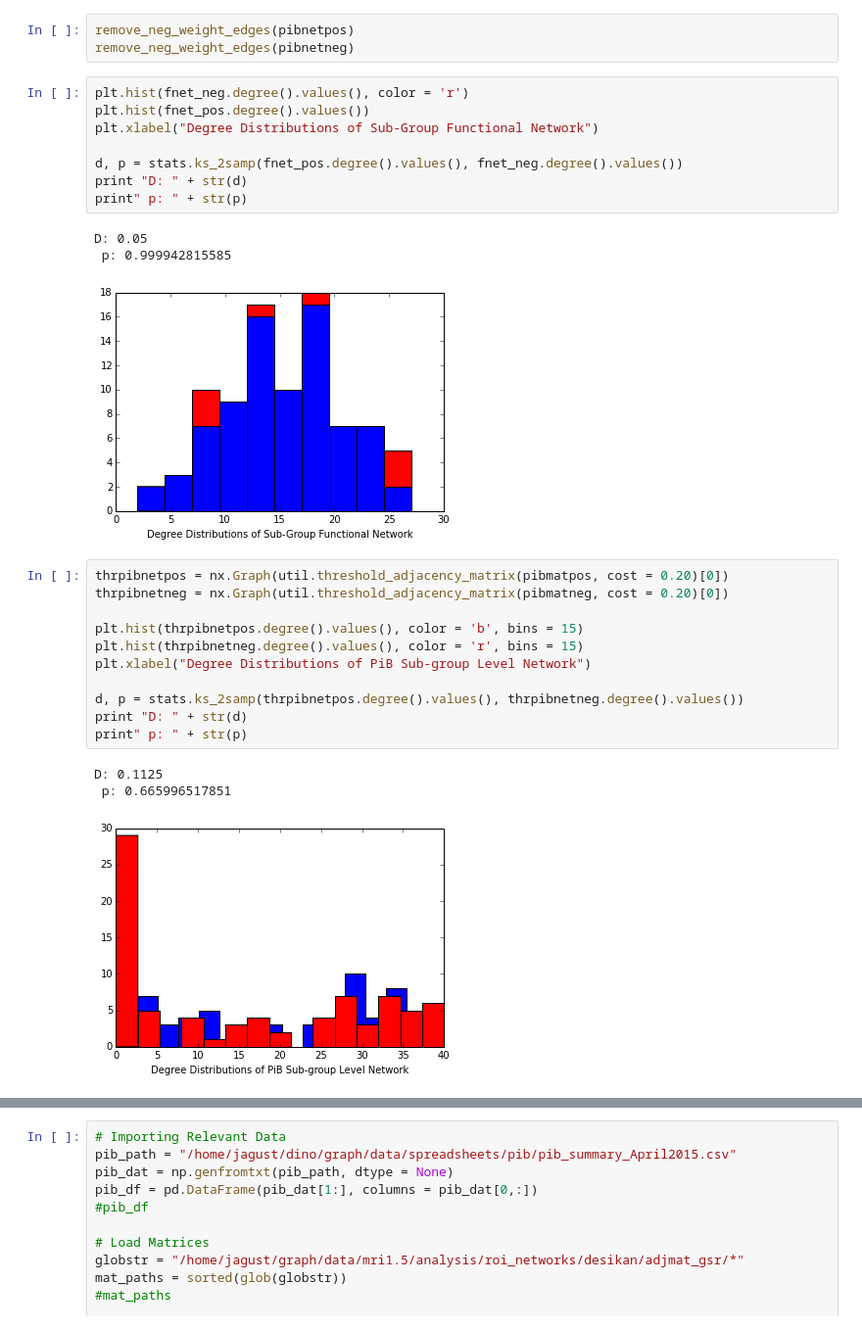
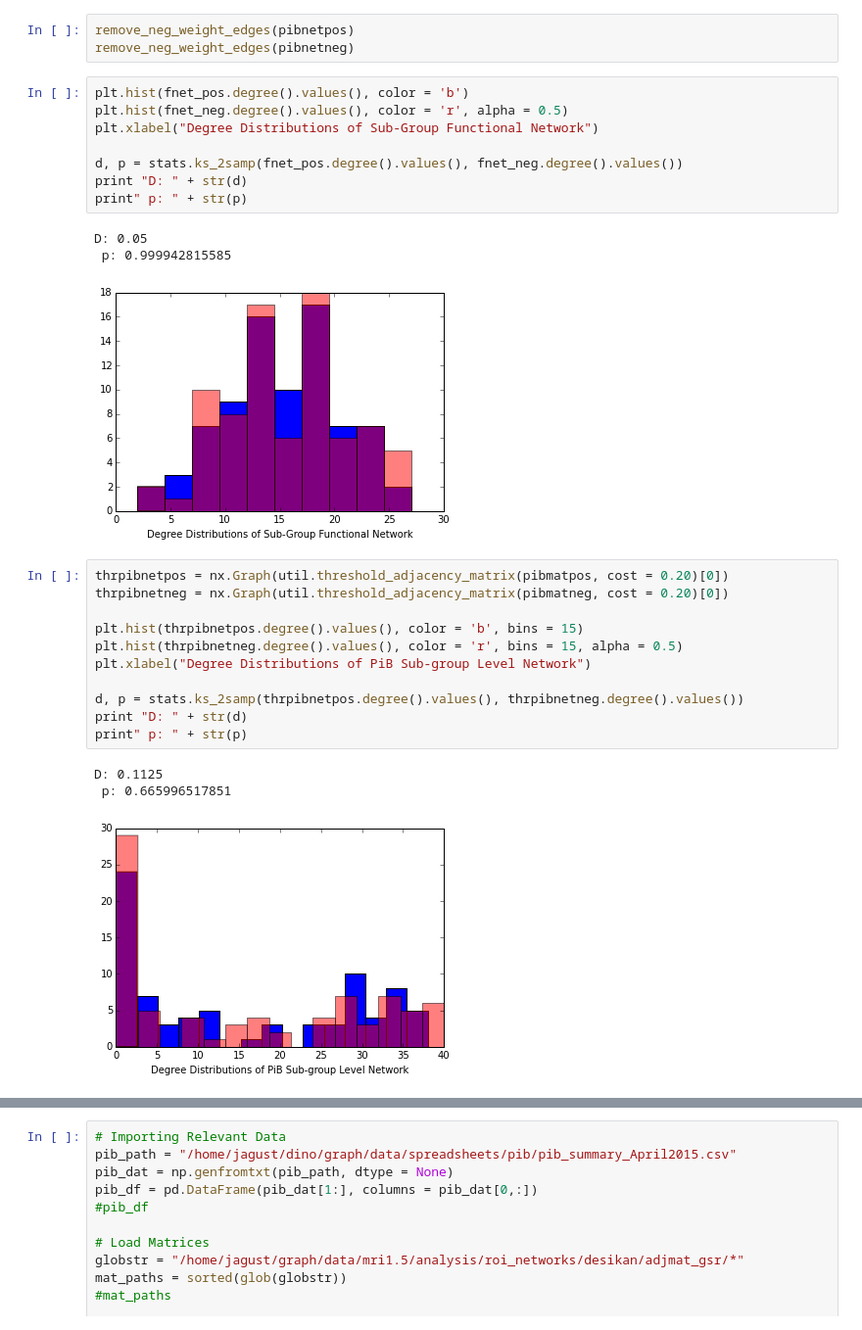
Before and after one commit to dinodigma/research, a Jupyter notebook: surf/subgrouplevel_analysis.ipynb, the cells around one changed output, grey strips where cells are left out. Shown at 98% size. Saved outputs shown, nothing was run; the diff lists cells and outputs as text.

```diff
--- a/surf/subgrouplevel_analysis.ipynb
+++ b/surf/subgrouplevel_analysis.ipynb
@@ -48,23 +48,23 @@ pibnetneg = nx.from_numpy_matrix(pibmatneg)
 remove_neg_weight_edges(pibnetpos)
 remove_neg_weight_edges(pibnetneg)
 # %%
-plt.hist(fnet_neg.degree().values(), color = 'r')
-plt.hist(fnet_pos.degree().values())
+plt.hist(fnet_pos.degree().values(), color = 'b')
+plt.hist(fnet_neg.degree().values(), color = 'r', alpha = 0.5)
 plt.xlabel("Degree Distributions of Sub-Group Functional Network")
 
 d, p = stats.ks_2samp(fnet_pos.degree().values(), fnet_neg.degree().values())
 print "D: " + str(d)
 print" p: " + str(p)
 # %% [output]
 D: 0.05
  p: 0.999942815585
-[figure, old version]
+[figure, new version]
 # %%
 thrpibnetpos = nx.Graph(util.threshold_adjacency_matrix(pibmatpos, cost = 0.20)[0])
 thrpibnetneg = nx.Graph(util.threshold_adjacency_matrix(pibmatneg, cost = 0.20)[0])
 
 plt.hist(thrpibnetpos.degree().values(), color = 'b', bins = 15)
-plt.hist(thrpibnetneg.degree().values(), color = 'r', bins = 15)
+plt.hist(thrpibnetneg.degree().values(), color = 'r', bins = 15, alpha = 0.5)
 plt.xlabel("Degree Distributions of PiB Sub-group Level Network")
 
 d, p = stats.ks_2samp(thrpibnetpos.degree().values(), thrpibnetneg.degree().values())
@@ -73,7 +73,7 @@ print" p: " + str(p)
 # %% [output]
 D: 0.1125
  p: 0.665996517851
-[figure, old version]
+[figure, new version]
 # %%
 bc_pos = nx.betweenness_centrality(thrpibnetpos).values()
 bc_neg = nx.betweenness_centrality(thrpibnetneg).values()
```
Also changed, not shown: parts of 6 cells of this notebook, 28 other files.
